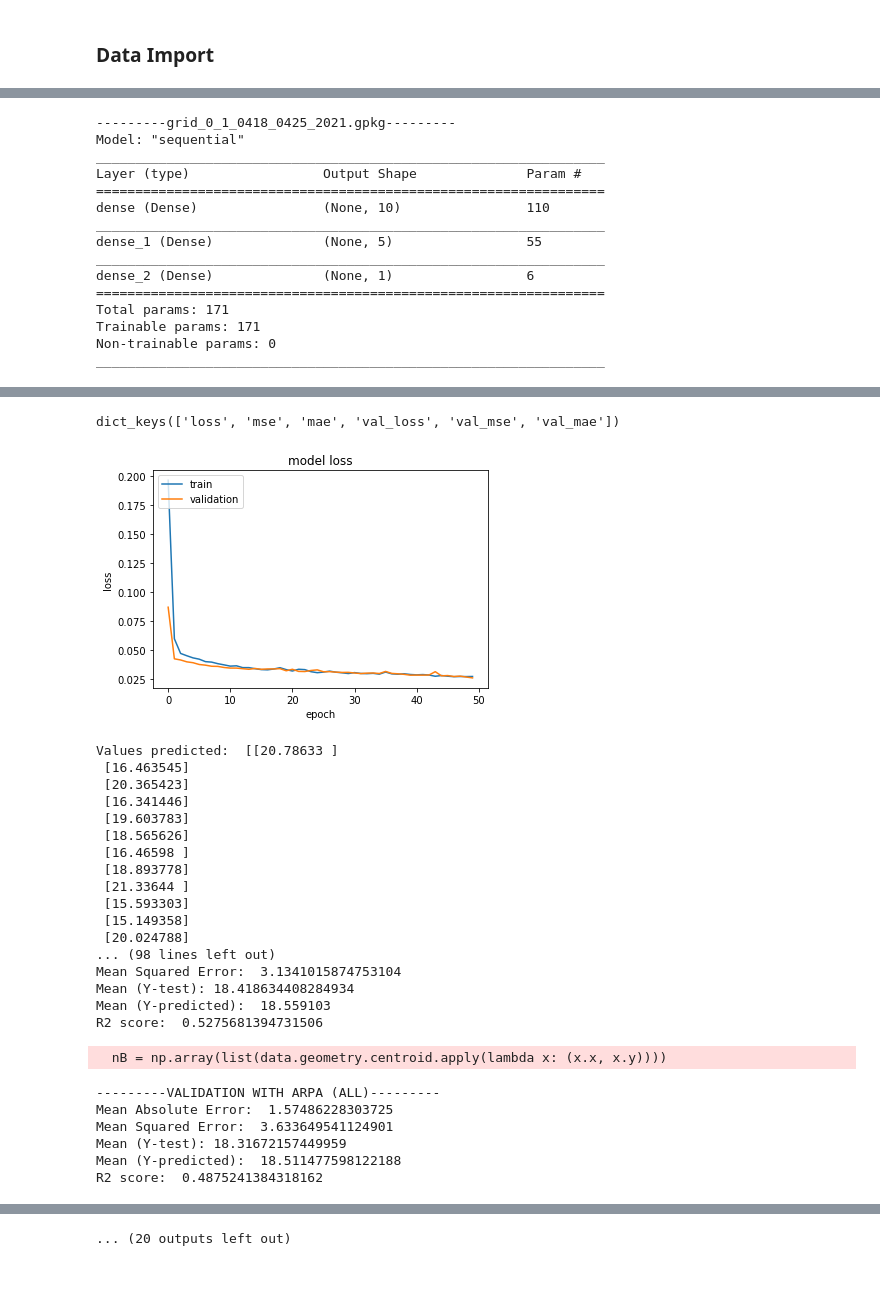
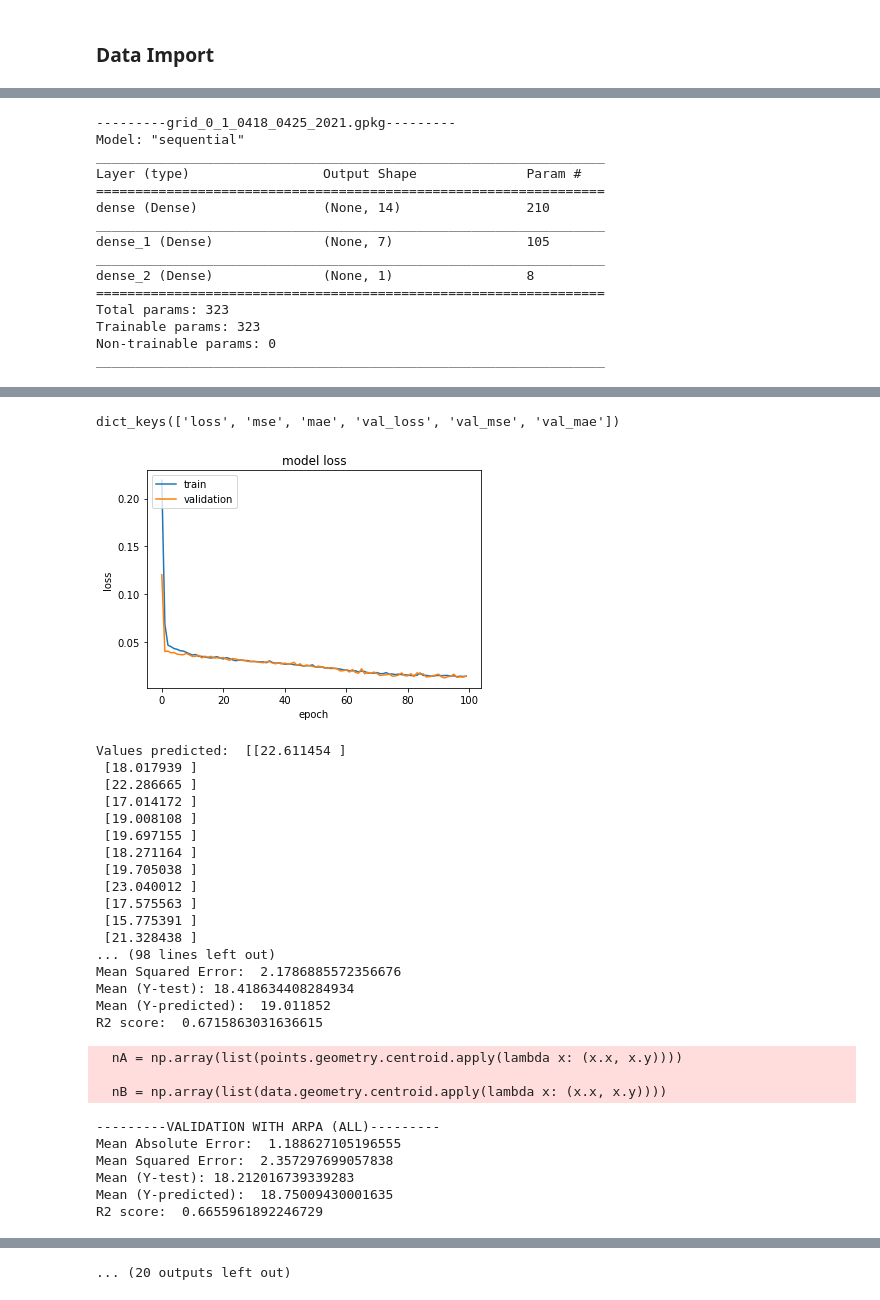
Before and after one commit to gisgeolab/D-DUST, a Jupyter notebook: notebooks/Keras_prediction_model.ipynb, the cells around one changed output, grey strips where cells are left out. Saved outputs shown, nothing was run; the diff lists cells and outputs as text; code cells hidden in the pictures.

```diff
--- a/notebooks/Keras_prediction_model.ipynb
+++ b/notebooks/Keras_prediction_model.ipynb
@@ -32,11 +32,14 @@ from sklearn.metrics import r2_score
 ### Data Import
 # %%
 RESOLUTION = '0_1'
+TARGET = 'pm25_st'
+KNN = True
+NUMBER_OF_PARAMS = 12
+NUMBER_OF_COVARIATES = NUMBER_OF_PARAMS + 2
+
+
 geopackages = os.listdir('grids_'+RESOLUTION)
 
-TARGET = 'pm25_st'
-NUMBER_OF_PARAMS = 8
-NUMBER_OF_COVARIATES = NUMBER_OF_PARAMS + 2
 
 results1 = pd.DataFrame(columns=['MAE', 'MSE', 'mean Y-Test', 'mean Y-predicted', 'R2'])
 results2 = pd.DataFrame(columns=['MAE', 'MSE', 'mean Y-Test', 'mean Y-predicted', 'R2'])
@@ -44,7 +47,11 @@ results2 = pd.DataFrame(columns=['MAE', 'MSE', 'mean Y-Test', 'mean Y-predicted'
 
 
 for index, grid in enumerate(geopackages):
-    data = m.increase_data(gpd.read_file('grids_'+RESOLUTION+'/'+ grid), 'pm25_st', 5)
+    data = gpd.read_file('grids_'+RESOLUTION+'/'+ grid)
+
+    if KNN:
+        data = m.increase_data(gpd.read_file('grids_'+RESOLUTION+'/'+ grid), 'pm25_st', 5)
+
     coll = pd.DataFrame()
     coll['pm25_st'] = data['pm25_st']
     coll['pm25_cams'] = data['pm25_cams']
@@ -125,7 +132,7 @@ for index, grid in enumerate(geopackages):
 
 
 
-    history=model.fit(xtrain_scale, ytrain_scale, epochs=50, batch_size=1, verbose=0, validation_split=0.30)
+    history=model.fit(xtrain_scale, ytrain_scale, epochs=100, batch_size=1, verbose=0, validation_split=0.30)
     predictions = model.predict(xval_scale)
 
     print(history.history.keys())
@@ -208,13 +219,13 @@ Model: "sequential"
 _________________________________________________________________
 Layer (type)                 Output Shape              Param #
 =================================================================
-dense (Dense)                (None, 10)                110
+dense (Dense)                (None, 14)                210
 _________________________________________________________________
-dense_1 (Dense)              (None, 5)                 55
+dense_1 (Dense)              (None, 7)                 105
 _________________________________________________________________
-dense_2 (Dense)              (None, 1)                 6
+dense_2 (Dense)              (None, 1)                 8
 =================================================================
-Total params: 171
-Trainable params: 171
+Total params: 323
+Trainable params: 323
 Non-trainable params: 0
 _________________________________________________________________
@@ -224,26 +235,28 @@ To enable them in non-MKL-DNN operations, rebuild TensorFlow with the appropriat
 dict_keys(['loss', 'mse', 'mae', 'val_loss', 'val_mse', 'val_mae'])
-[figure, old version]
+[figure, new version]
-Values predicted:  [[20.78633 ]
- [16.463545]
- [20.365423]
- [16.341446]
- [19.603783]
- [18.565626]
- [16.46598 ]
- [18.893778]
- [21.33644 ]
- [15.593303]
- [15.149358]
- [20.024788]
+Values predicted:  [[22.611454 ]
+ [18.017939 ]
+ [22.286665 ]
+ [17.014172 ]
+ [19.008108 ]
+ [19.697155 ]
+ [18.271164 ]
+ [19.705038 ]
+ [23.040012 ]
+ [17.575563 ]
+ [15.775391 ]
+ [21.328438 ]
 ... (98 lines left out)
-Mean Squared Error:  3.1341015874753104
+Mean Squared Error:  2.1786885572356676
 Mean (Y-test): 18.418634408284934
-Mean (Y-predicted):  18.559103
-R2 score:  0.5275681394731506
+Mean (Y-predicted):  19.011852
+R2 score:  0.6715863031636615
+  nA = np.array(list(points.geometry.centroid.apply(lambda x: (x.x, x.y))))
+
   nB = np.array(list(data.geometry.centroid.apply(lambda x: (x.x, x.y))))
 ---------VALIDATION WITH ARPA (ALL)---------
-Mean Absolute Error:  1.57486228303725
-Mean Squared Error:  3.633649541124901
-Mean (Y-test): 18.31672157449959
-Mean (Y-predicted):  18.511477598122188
-R2 score:  0.4875241384318162
+Mean Absolute Error:  1.188627105196555
+Mean Squared Error:  2.357297699057838
+Mean (Y-test): 18.212016739339283
+Mean (Y-predicted):  18.75009430001635
+R2 score:  0.6655961892246729
```
Also changed, not shown: parts of 1 cell of this notebook, 4 other files.
